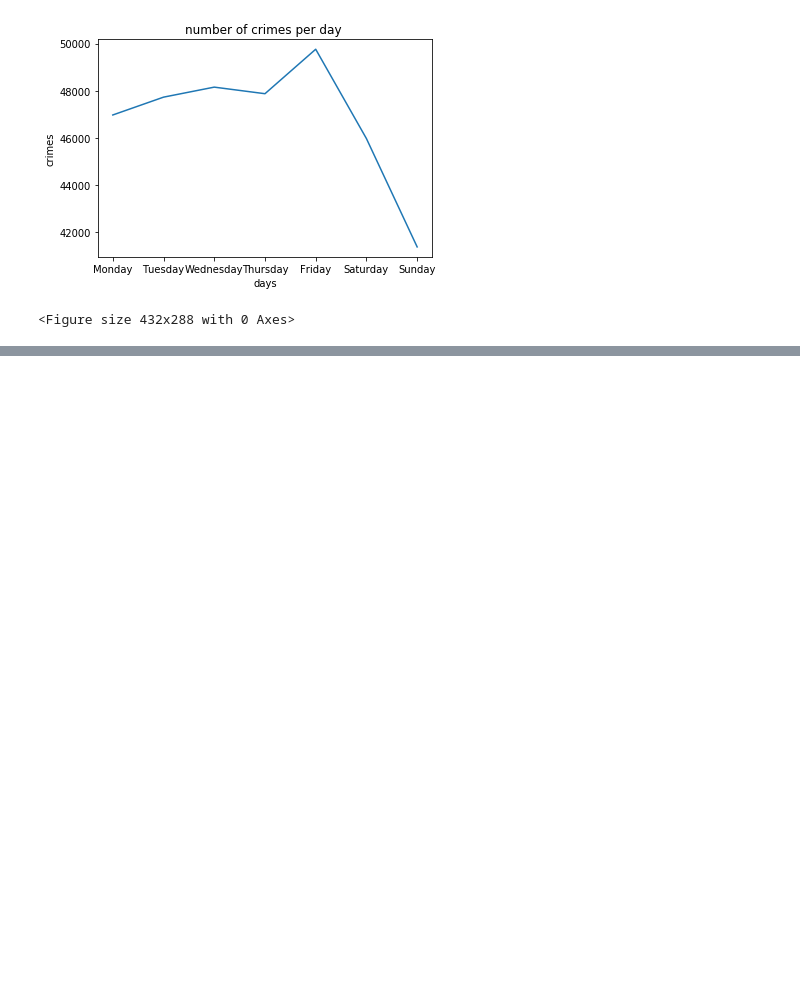
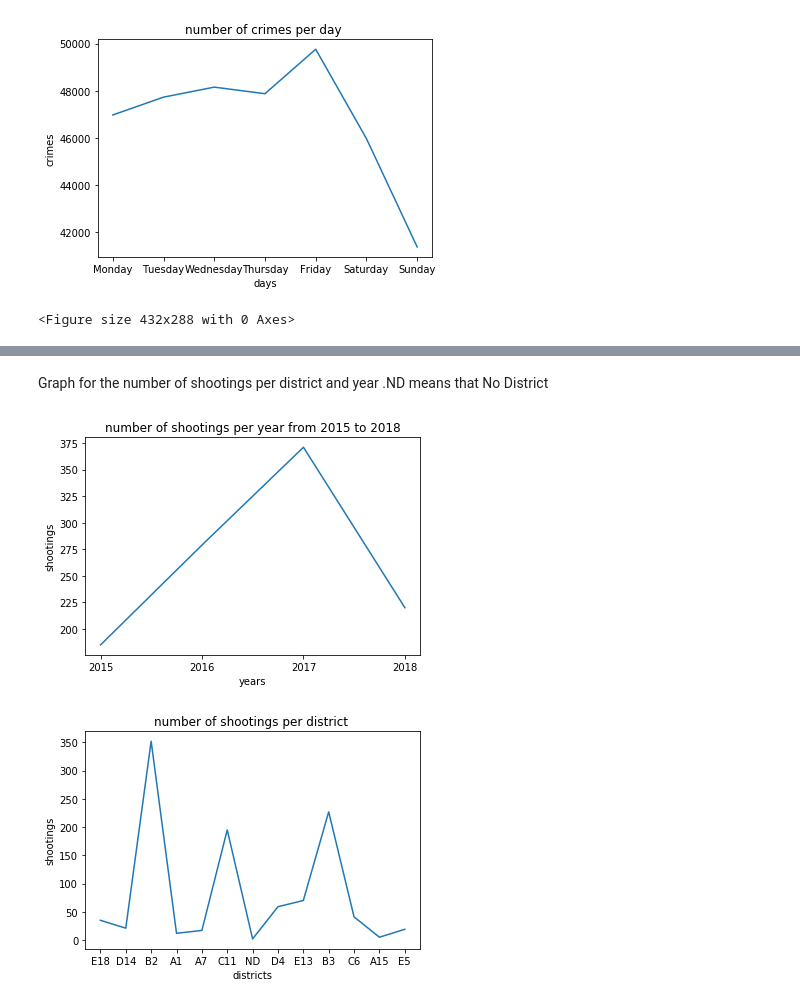
Before and after one commit to RafaelChatz/Data-Analysis-Crimes-in-Boston, a Jupyter notebook: scr/Data Analysis.ipynb, the cells around one changed output, grey strips where cells are left out. Saved outputs shown, nothing was run; the diff lists cells and outputs as text; code cells hidden in the pictures; blank space fills up the shorter version.

```diff
--- a/scr/Data Analysis.ipynb
+++ b/scr/Data Analysis.ipynb
@@ -95,0 +159,17 @@ plt.show()
+# %% [markdown]
+Graph for the number of shootings per district and year .ND means that No District
+# %%
+plt.plot(years, shootings_yr)
+plt.xlabel('years')
+plt.ylabel('shootings')
+plt.title('number of shootings per year from 2015 to 2018')
+plt.show()
+
+plt.plot(districts, shootings_ds)
+plt.xlabel('districts')
+plt.ylabel('shootings')
+plt.title('number of shootings per district ')
+plt.show()
+# %% [output]
+[figure, added]
+[figure, added]
```
Also changed, not shown: parts of 11 cells of this notebook.
